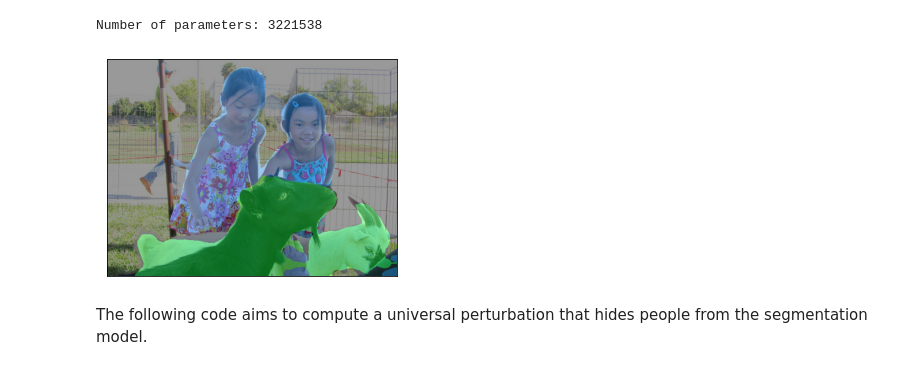
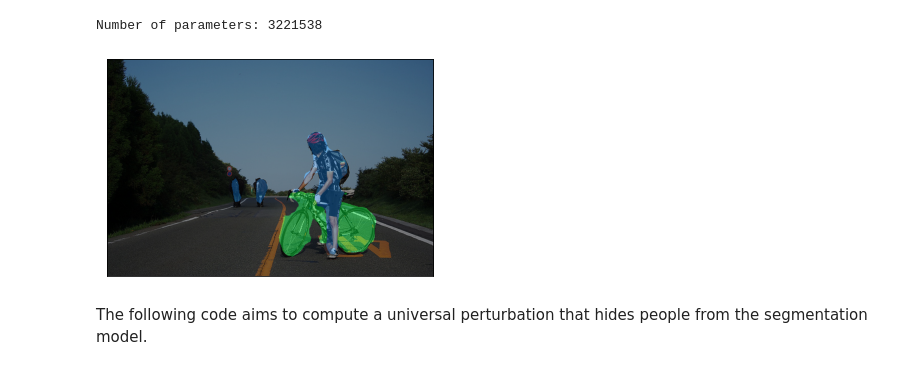
Before and after one commit to tomtseng/adversarial-segmentation, a Jupyter notebook: adversarial-segmentation.ipynb, the cells around one changed output. Drawn from its saved outputs; the diff is of its cells as text; code cells hidden in the pictures.

Commit message:
notebook: Update selection of sample image

```diff
--- a/adversarial-segmentation.ipynb
+++ b/adversarial-segmentation.ipynb
@@ -62,10 +64,10 @@ def show_segmentation(model, batch_int):
     ]
     show_images(masked_images)
 # %%
-sample_image = torchvision.io.read_image('data/val2017/000000008690.jpg').to(device)
+sample_image = torchvision.io.read_image('data/val2017/000000261888.jpg').to(device)
 show_segmentation(model, sample_image)
 # %% [output]
-[figure, old version]
+[figure, new version]
 # %%
 classes = [
     'background', 'aeroplane', 'bicycle', 'bird', 'boat', 'bottle', 'bus',
```
Also changed, not shown: parts of 5 cells of this notebook.
